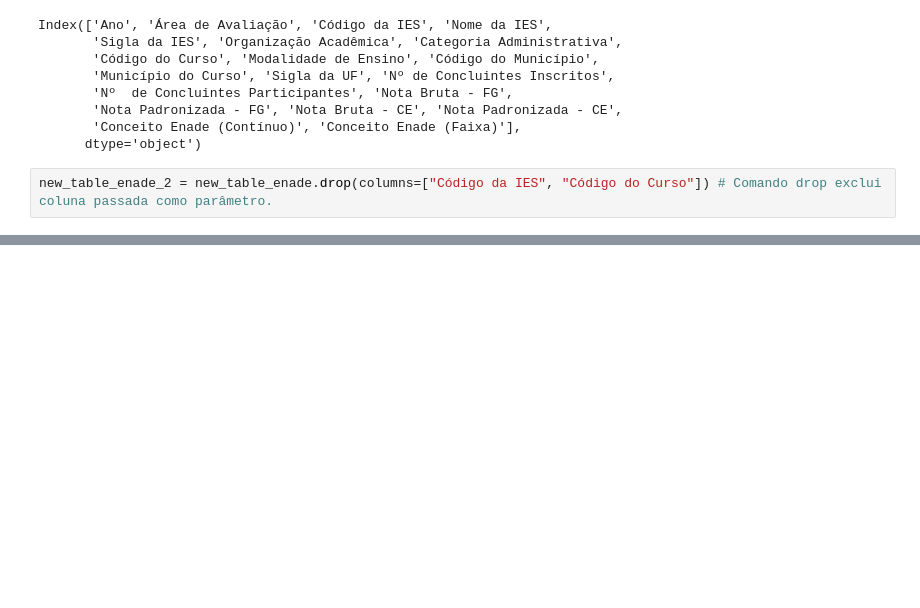
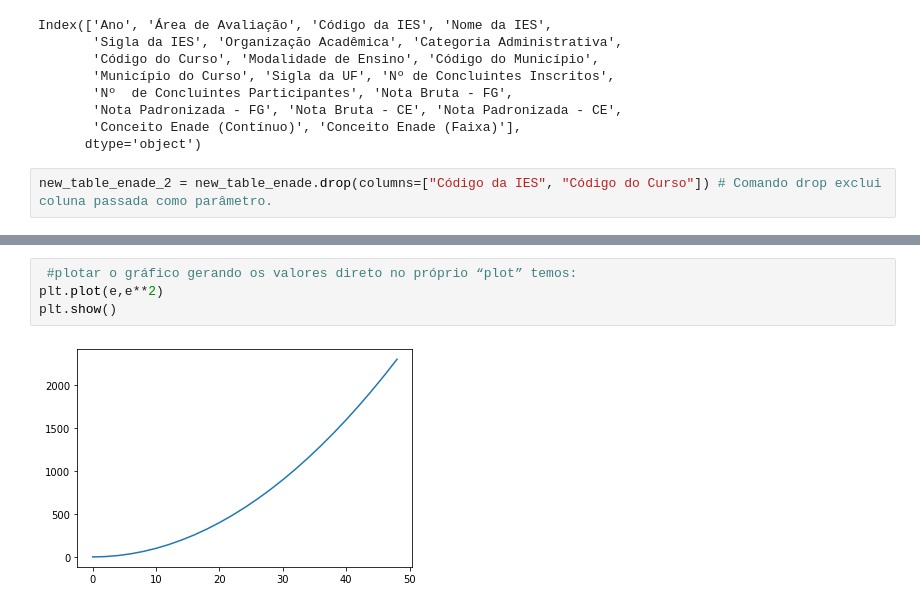
Before and after one commit to vitor-edu/Programa-de-Forma-o-Big-Data-BRQ, a Jupyter notebook: Matplotlib.ipynb, the cells around one changed output, grey strips where cells are left out. Saved outputs shown, nothing was run; the diff lists cells and outputs as text; blank space fills up the shorter version.

```diff
--- a/Matplotlib.ipynb
+++ b/Matplotlib.ipynb
@@ -118,0 +206,6 @@ x.describe() # Comando describe retorna alguns cauculos matematicos com os dados
+# %%
+ #plotar o gráfico gerando os valores direto no próprio “plot” temos:
+plt.plot(e,e**2)
+plt.show()
+# %% [output]
+[figure, added]
```
Also changed, not shown: parts of 18 cells of this notebook.
